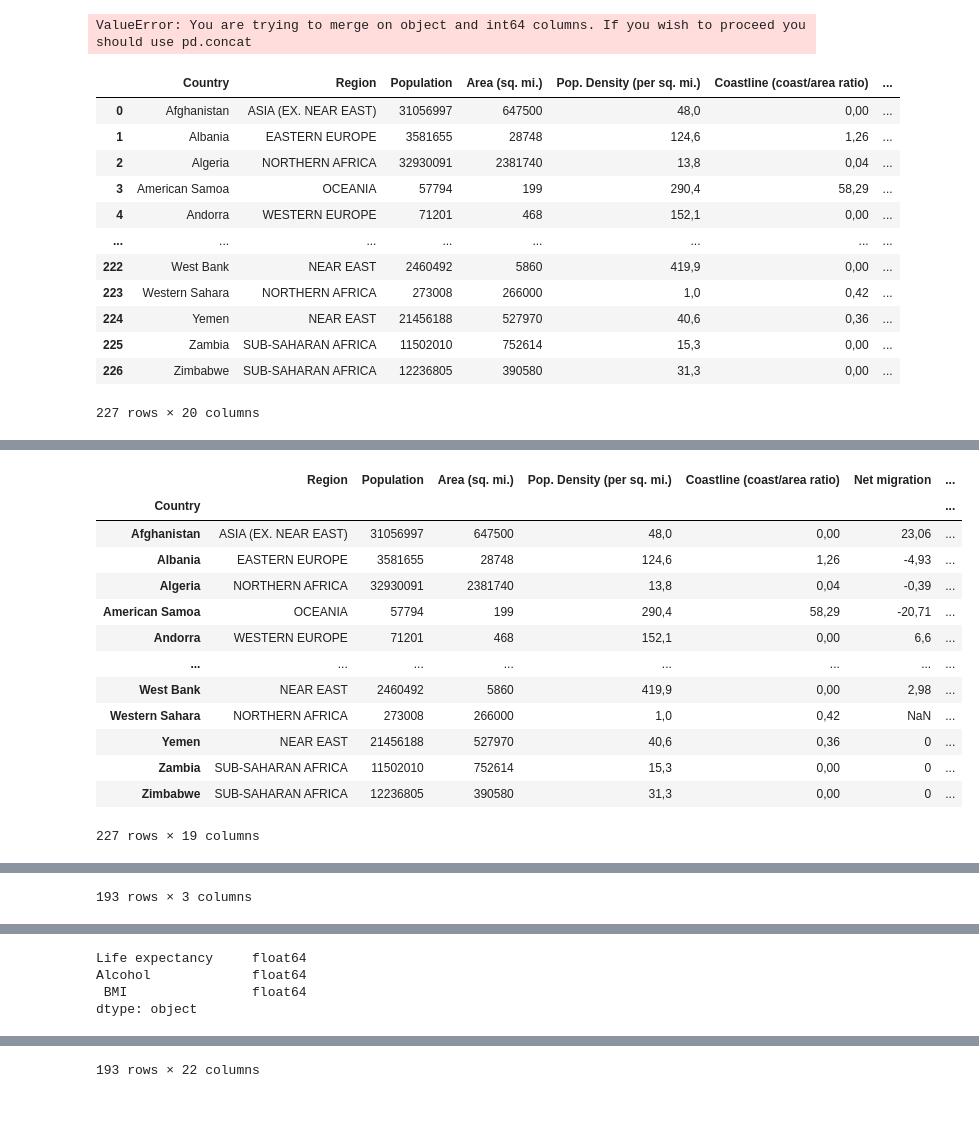
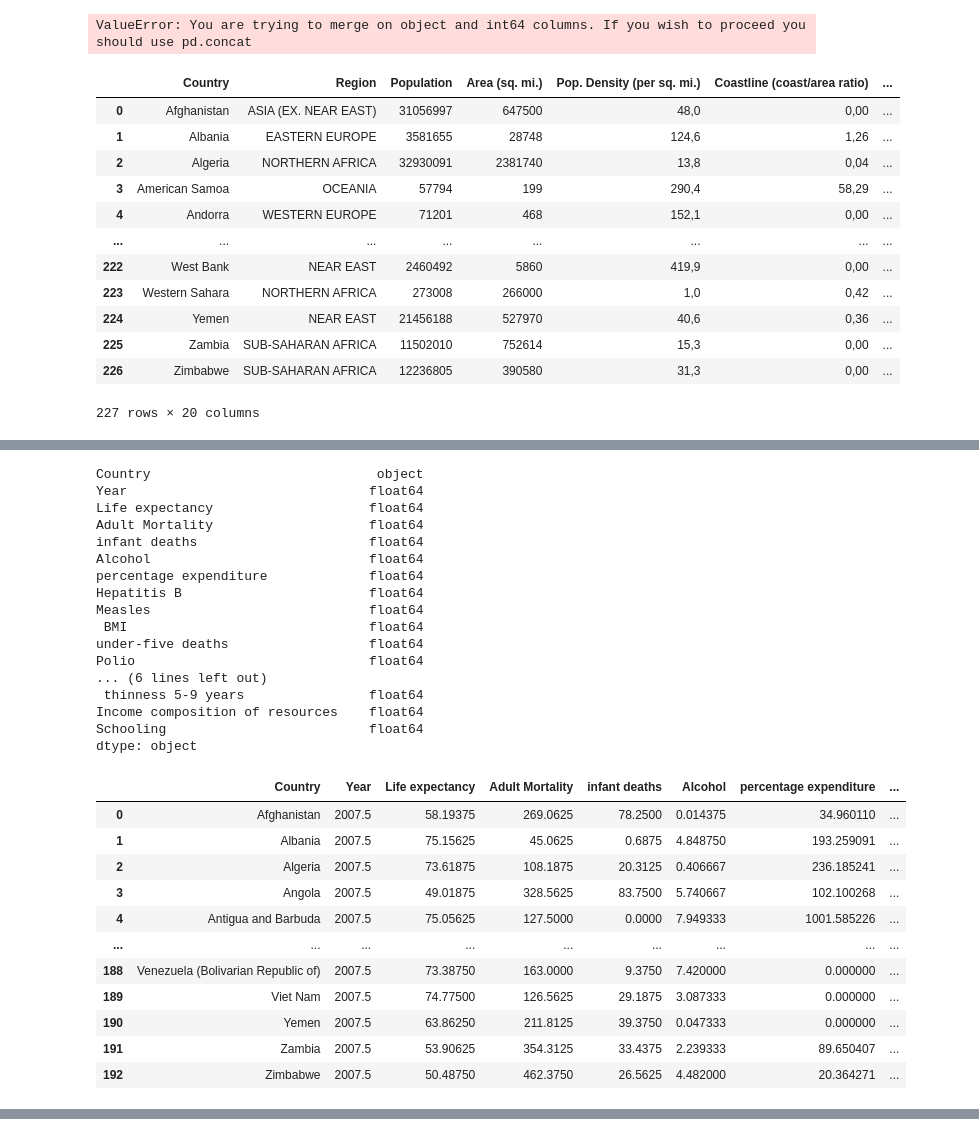
Before and after one commit to ymahlau/big_data_project, a Jupyter notebook: A Sketch-based Index for Correlated Dataset Search.ipynb, the cells around one changed output, grey strips where cells are left out. Saved outputs shown, nothing was run; the diff lists cells and outputs as text; code cells hidden in the pictures; blank space fills up the shorter version.

```diff
--- a/A Sketch-based Index for Correlated Dataset Search.ipynb
+++ b/A Sketch-based Index for Correlated Dataset Search.ipynb
@@ -661,11 +678,11 @@ import pandas as pd
 df = pd.read_csv('data/Life_Expectancy_Data.csv', sep=';')
 df['Country'] = df['Country'].str.strip()
 df = df.groupby(['Country']).mean().reset_index(level=0)
-df_small = df[['Country','Life expectancy ', 'Alcohol', ' BMI ']]
-df_small
+
 
 
 df2 = pd.read_csv('data/countries_of_the_world.csv')
+df2['Country'] = df2['Country'].str.strip()
 display(df2)
 #display(df2['Country'])
 #display(df_small['Country'])
@@ -674,13 +691,13 @@ display(df2)
 #df_merge = pd.merge(df_small, df2, on='Country',  how='left')
 #df_merge
 
-df2 = df2.astype({'Country': 'string'})
-df_small = df_small.astype({'Country': 'string'})
+#df2 = df2.astype({'Country': 'string'})
+#df_small = df_small.astype({'Country': 'string'})
 
-df2 = df2.set_index('Country')
-display(df2)
-df_small = df_small.set_index('Country')
-display(df_small)
+#df2 = df2.set_index('Country')
+#display(df2)
+#df_small = df_small.set_index('Country')
+#display(df_small)
 
 #df_obj = df2.select_dtypes(['object'])
 #df2[df_obj.columns] = df_obj.apply(lambda x: x.str.strip())
@@ -691,10 +708,15 @@ display(df_small)
 
 
 display(df2.dtypes)
-display(df_small.dtypes)
+display(df.dtypes)
 #display(df2['Country'])
 #display(df_small['Country'])
-df_join = df_small.join(df2, lsuffix='_who', rsuffix='_kaggle')
+#df_join = df_small.join(df2, lsuffix='_who', rsuffix='_kaggle')
+#df_join
+
+df_join = df.join(df2.set_index('Country'), on='Country' , how='left', lsuffix='_who', rsuffix='_kaggle')
+
+#df_join = df_small.join(df2, on='Country',  how='left', lsuffix='_who', rsuffix='_kaggle')
 df_join
 # %% [output]
 |  | Country | Region | Population | Area (sq. mi.) | Pop. Density (per sq. mi.) | Coastline (coast/area ratio) | ... |
@@ -713,14 +752,29 @@ df_join
+Country                             object
+Year                               float64
+Life expectancy                    float64
+Adult Mortality                    float64
+infant deaths                      float64
+Alcohol                            float64
+percentage expenditure             float64
+Hepatitis B                        float64
+Measles                            float64
+ BMI                               float64
+under-five deaths                  float64
+Polio                              float64
+... (6 lines left out)
+ thinness 5-9 years                float64
+Income composition of resources    float64
+Schooling                          float64
+dtype: object
-|  | Region | Population | Area (sq. mi.) | Pop. Density (per sq. mi.) | Coastline (coast/area ratio) | Net migration | ... |
-| Country |  |  |  |  |  |  | ... |
-| Afghanistan | ASIA (EX. NEAR EAST) | 31056997 | 647500 | 48,0 | 0,00 | 23,06 | ... |
-| Albania | EASTERN EUROPE | 3581655 | 28748 | 124,6 | 1,26 | -4,93 | ... |
-| Algeria | NORTHERN AFRICA | 32930091 | 2381740 | 13,8 | 0,04 | -0,39 | ... |
-| American Samoa | OCEANIA | 57794 | 199 | 290,4 | 58,29 | -20,71 | ... |
-| Andorra | WESTERN EUROPE | 71201 | 468 | 152,1 | 0,00 | 6,6 | ... |
-| ... | ... | ... | ... | ... | ... | ... | ... |
-| West Bank | NEAR EAST | 2460492 | 5860 | 419,9 | 0,00 | 2,98 | ... |
-| Western Sahara | NORTHERN AFRICA | 273008 | 266000 | 1,0 | 0,42 | NaN | ... |
-| Yemen | NEAR EAST | 21456188 | 527970 | 40,6 | 0,36 | 0 | ... |
-| Zambia | SUB-SAHARAN AFRICA | 11502010 | 752614 | 15,3 | 0,00 | 0 | ... |
-| Zimbabwe | SUB-SAHARAN AFRICA | 12236805 | 390580 | 31,3 | 0,00 | 0 | ... |
+|  | Country | Year | Life expectancy | Adult Mortality | infant deaths | Alcohol | percentage expenditure | ... |
+| 0 | Afghanistan | 2007.5 | 58.19375 | 269.0625 | 78.2500 | 0.014375 | 34.960110 | ... |
+| 1 | Albania | 2007.5 | 75.15625 | 45.0625 | 0.6875 | 4.848750 | 193.259091 | ... |
+| 2 | Algeria | 2007.5 | 73.61875 | 108.1875 | 20.3125 | 0.406667 | 236.185241 | ... |
+| 3 | Angola | 2007.5 | 49.01875 | 328.5625 | 83.7500 | 5.740667 | 102.100268 | ... |
+| 4 | Antigua and Barbuda | 2007.5 | 75.05625 | 127.5000 | 0.0000 | 7.949333 | 1001.585226 | ... |
+| ... | ... | ... | ... | ... | ... | ... | ... | ... |
+| 188 | Venezuela (Bolivarian Republic of) | 2007.5 | 73.38750 | 163.0000 | 9.3750 | 7.420000 | 0.000000 | ... |
+| 189 | Viet Nam | 2007.5 | 74.77500 | 126.5625 | 29.1875 | 3.087333 | 0.000000 | ... |
+| 190 | Yemen | 2007.5 | 63.86250 | 211.8125 | 39.3750 | 0.047333 | 0.000000 | ... |
+| 191 | Zambia | 2007.5 | 53.90625 | 354.3125 | 33.4375 | 2.239333 | 89.650407 | ... |
+| 192 | Zimbabwe | 2007.5 | 50.48750 | 462.3750 | 26.5625 | 4.482000 | 20.364271 | ... |
-227 rows × 19 columns
@@ -740 +780,0 @@ df_join
-193 rows × 3 columns
@@ -761,4 +781,0 @@ dtype: object
-Life expectancy     float64
-Alcohol             float64
- BMI                float64
-dtype: object
@@ -778 +781,0 @@ dtype: object
-193 rows × 22 columns
```
Also changed, not shown: parts of 21 cells of this notebook, 1 other file.
